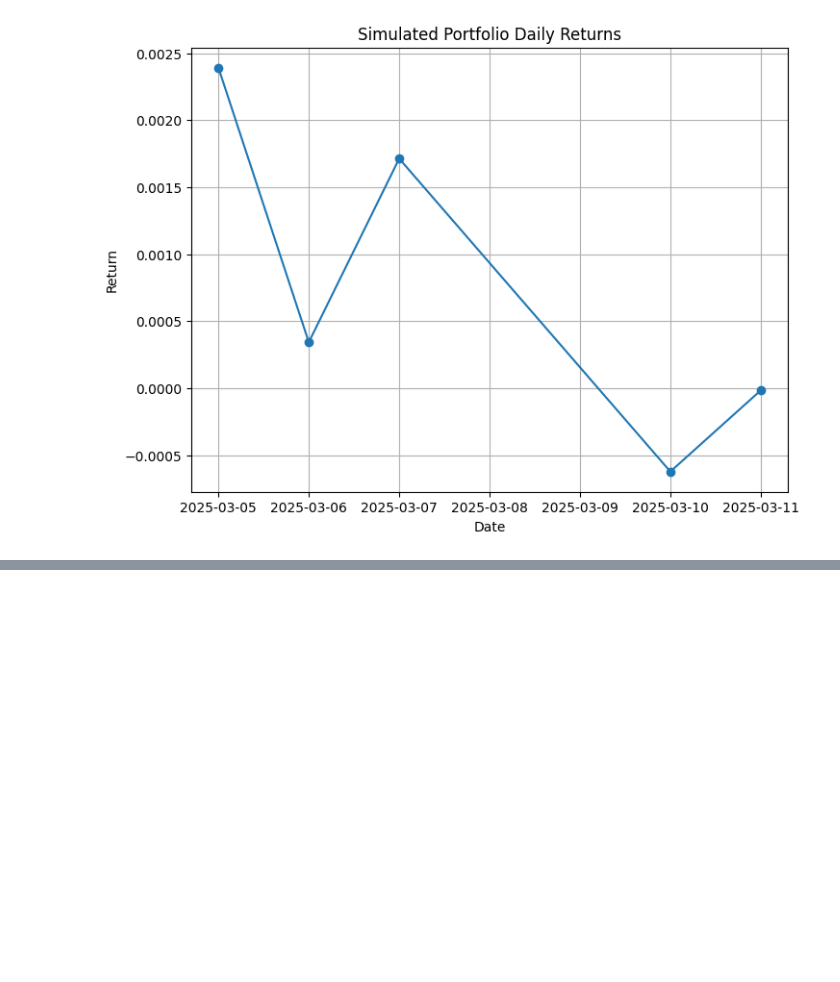
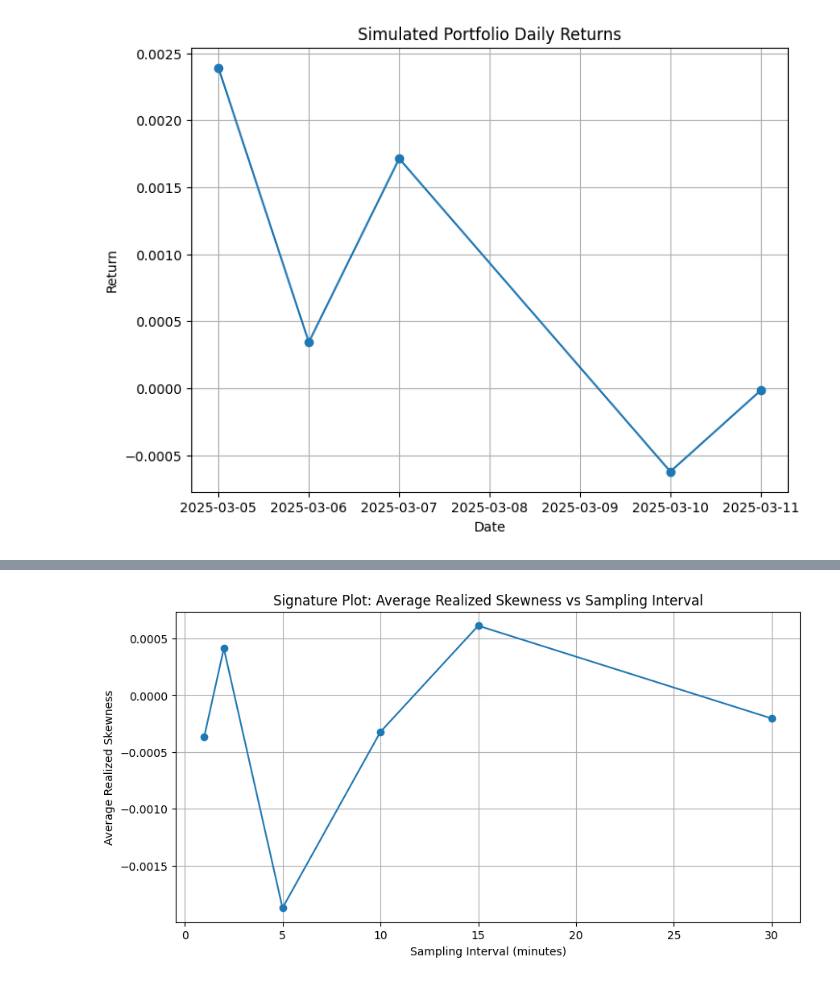
Before and after one commit to jerrychen04/orie5640p1, a Jupyter notebook: eda.ipynb, the cells around one changed output, grey strips where cells are left out. Saved outputs shown, nothing was run; the diff lists cells and outputs as text; code cells hidden in the pictures; blank space fills up the shorter version.

Commit message:
initial eda for skewness data

```diff
--- a/eda.ipynb
+++ b/eda.ipynb
@@ -87,3 +87,98 @@ Short positions (highest skewness): ['CCI', 'NOC', 'ABT', 'WELL', 'EMR', 'CHD',
 dtype: float64
 Cumulative return over next 5 days: 0.38%
 [figure]
+# %%
+import numpy as np
+import pandas as pd
+import matplotlib.pyplot as plt
+from scipy.stats import skew
+
+
+num_paths = 5000      # number of Monte Carlo simulations (paths)
+N = 390               # number of minutes in one trading day (approximation)
+dt = 1.0              # time step (1 minute)
+# Parameters for the continuous (diffusive) part:
+
+mu = 0.0              # drift (per minute)
+sigma = 0.001         # volatility per minute (~daily volatility of ~2% over 390 minutes)
+# Parameters for the jump component:
+
+lambda_jump = 0.001   # jump intensity per minute (~0.39 jumps per day on average)
+jump_mean = 0.0       # average jump size
+jump_std = 0.005      # jump size standard deviation
+
+# Microstructure noise standard deviation:
+noise_std = 0.0005
+
+
+def simulate_path(N, mu, sigma, lambda_jump, jump_mean, jump_std, noise_std):
+    """
+    Simulate a log-price path with jump-diffusion dynamics and add microstructure noise.
+
+    Returns:
+        price: the observed price path (in levels) over N+1 time points.
+    """
+    logP = np.zeros(N+1)
+    for t in range(N):
+        dW = np.random.normal(0, np.sqrt(dt))
+        # Poisson jump: number of jumps in dt:
+        dN = np.random.poisson(lambda_jump * dt)
+        jump = np.sum(np.random.normal(jump_mean, jump_std, size=dN)) if dN > 0 else 0.0
+        logP[t+1] = logP[t] + mu*dt + sigma*dW + jump
+
+    # Add microstructure noise:
+    noise = np.random.normal(0, noise_std, size=N+1)
+    observed_logP = logP + noise
+    price = np.exp(observed_logP)
+    return price
+
+
+sampling_intervals = [1, 2, 5, 10, 15, 30]
+
+
+skew_results = {interval: [] for interval in sampling_intervals}
+kurt_results = {interval: [] for interval in sampling_intervals}
+
+
+for i in range(num_paths):
+    price_path = simulate_path(N, mu, sigma, lambda_jump, jump_mean, jump_std, noise_std)
+    # For each sampling interval, subsample the price path and compute log returns
+    for interval in sampling_intervals:
+        indices = np.arange(0, len(price_path), interval)
+        sampled_prices = price_path[indices]
+        sampled_returns = np.diff(np.log(sampled_prices))
+        if len(sampled_returns) > 0:
+            rskew = skew(sampled_returns)
+            rkurt = pd.Series(sampled_returns).kurtosis()
+            skew_results[interval].append(rskew)
+            kurt_results[interval].append(rkurt)
+
+
+avg_skew = {interval: np.mean(skew_results[interval]) for interval in sampling_intervals}
+avg_kurt = {interval: np.mean(kurt_results[interval]) for interval in sampling_intervals}
+
+print("Average Realized Skewness by Sampling Frequency:")
+for interval in sampling_intervals:
+    print(f"Interval {interval} minute(s): {avg_skew[interval]:.4f}")
+
+print("\nAverage Realized Excess Kurtosis by Sampling Frequency:")
+for interval in sampling_intervals:
+    print(f"Interval {interval} minute(s): {avg_kurt[interval]:.4f}")
+
+
+plt.figure(figsize=(10,5))
+plt.plot(sampling_intervals, [avg_skew[x] for x in sampling_intervals], marker='o')
+plt.title("Signature Plot: Average Realized Skewness vs Sampling Interval")
+plt.xlabel("Sampling Interval (minutes)")
+plt.ylabel("Average Realized Skewness")
+plt.grid(True)
+plt.show()
+
+plt.figure(figsize=(10,5))
+plt.plot(sampling_intervals, [avg_kurt[x] for x in sampling_intervals], marker='o')
+plt.title("Signature Plot: Average Realized Excess Kurtosis vs Sampling Interval")
+plt.xlabel("Sampling Interval (minutes)")
+plt.ylabel("Average Realized Excess Kurtosis")
+plt.grid(True)
+plt.show()
+# %% [output]
@@ -89,0 +200 @@ Cumulative return over next 5 days: 0.38%
+[figure, added]
```
Also changed, not shown: parts of 2 cells of this notebook.
